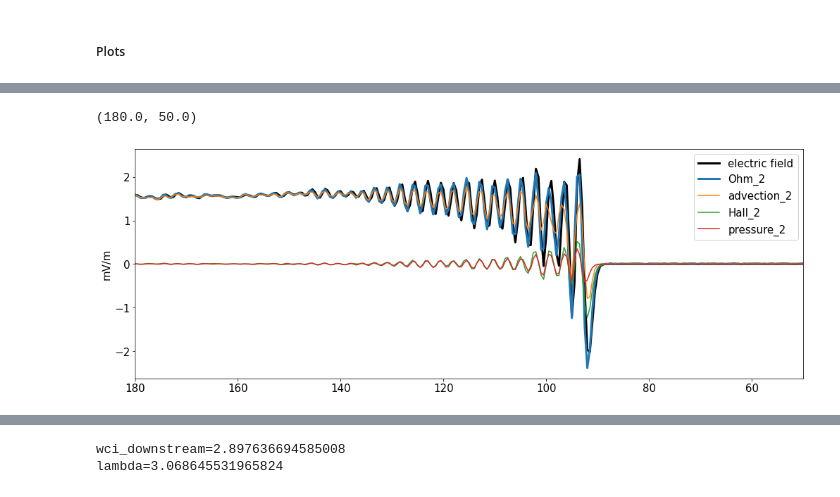
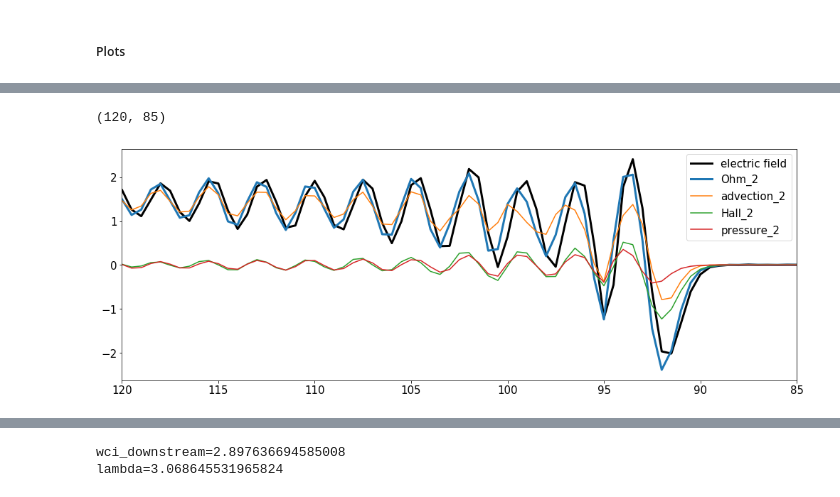
Before and after one commit to cmoissar/Jupyter-Notebooks, a Jupyter notebook: workpad.ipynb, the cells around one changed output, grey strips where cells are left out. Drawn from its saved outputs; the diff is of its cells as text; code cells hidden in the pictures.

```diff
--- a/workpad.ipynb
+++ b/workpad.ipynb
@@ -605,16 +714,19 @@ plt.xlim([140,80])
 [figure]
 # %%
 rcParams["figure.figsize"] = [17, 6]
-plt.figure()
-plt.plot(x[x_slice], np.mean(E[i][slices_2], axis=(1,2)), label='electric field', color='black', linewidth=3)
-plt.plot(x[x_slice], e*Ohm_2, label='Ohm_2', linewidth=3)
-plt.plot(x[x_slice], e*advection_2, label='advection_2')
-plt.plot(x[x_slice], e*Hall_2, label='Hall_2')
-plt.plot(x[x_slice], e*pressure_2, label='pressure_2')
+fig,ax = plt.subplots()
+ax.plot(x[x_slice], np.mean(E[i][slices_2], axis=(1,2)), label='electric field', color='black', linewidth=3)
+ax.plot(x[x_slice], e*Ohm_2, label='Ohm_2', linewidth=3)
+ax.plot(x[x_slice], e*advection_2, label='advection_2')
+ax.plot(x[x_slice], e*Hall_2, label='Hall_2')
+ax.plot(x[x_slice], e*pressure_2, label='pressure_2')
 plt.legend(loc='upper right')
-plt.ylabel('mV/m')
-
-plt.xlim([180,50])
+# ax2=ax.twinx()
+# ax2.plot(x[x_slice], smooth(N), label='density', color="red")
+# plt.legend(loc='lower right')
+# plt.ylabel(r'cm$^{-3}$')
+# ax2.set_ylim([-5*max(smooth(N)), 1.2*max(smooth(N))])
+plt.xlim([120,85])
 # %% [output]
-(180.0, 50.0)
+(120, 85)
-[figure, old version]
+[figure, new version]
```
Also changed, not shown: parts of 31 cells of this notebook, 1 other file.
